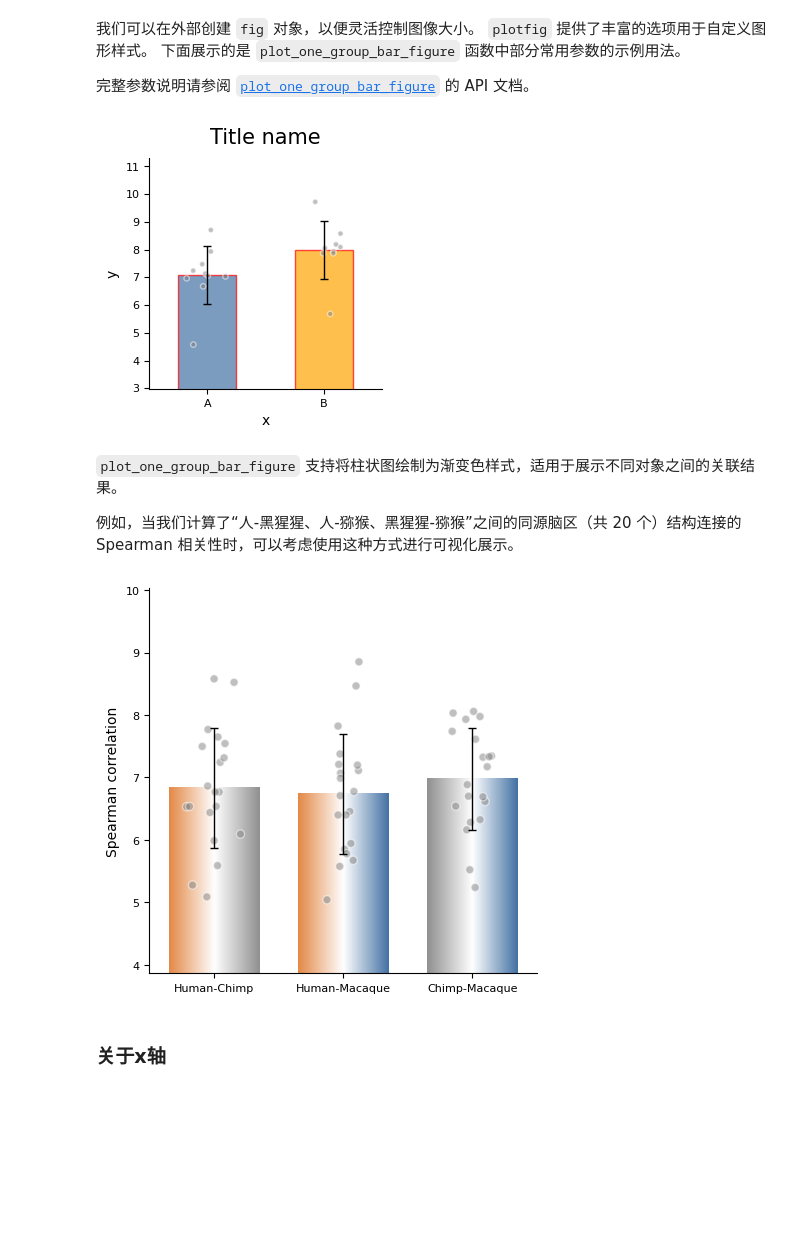
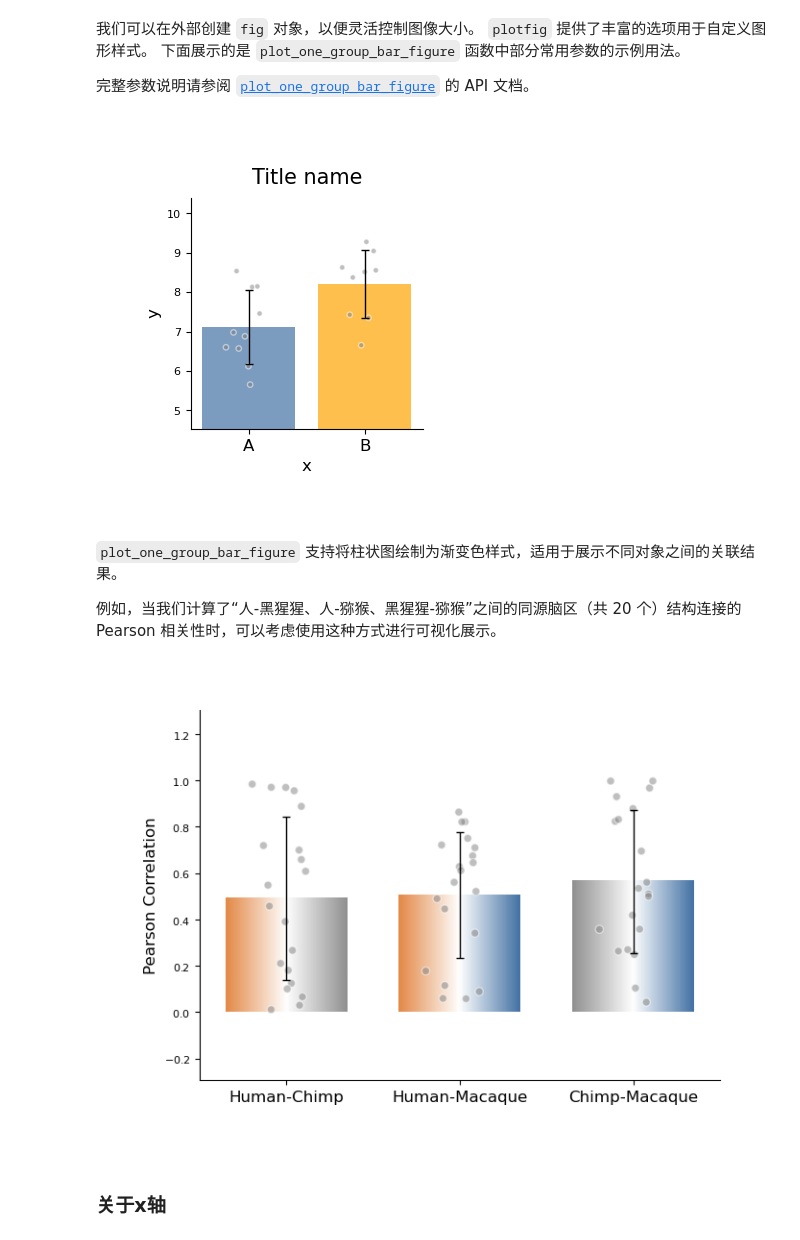
Before and after one commit to RicardoRyn/plotfig, a Jupyter notebook: notebooks/single_group.ipynb, the cells around one changed output. Saved outputs shown, nothing was run; the diff lists cells and outputs as text; code cells hidden in the pictures; blank space fills up the shorter version.

```diff
--- a/notebooks/single_group.ipynb
+++ b/notebooks/single_group.ipynb
@@ -81,12 +81,13 @@ ax4 = plot_one_group_bar_figure([ax4_bar1, ax4_bar2], ax=axes[1,1], labels_name=
 # %%
 import numpy as np
 import matplotlib.pyplot as plt
-from plotfig import *
+from plotfig import plot_one_group_bar_figure
 
 data1 = np.random.normal(7, 1, 10)
 data2 = np.random.normal(8, 1, 9)
 
 fig, ax = plt.subplots(figsize=(3, 3))
+
 ax = plot_one_group_bar_figure(
     [data1, data2],
     ax=ax,
@@ -95,48 +96,47 @@ ax = plot_one_group_bar_figure(
     y_label_name="y",
     title_name="Title name",
     title_fontsize=15,
-    width=0.5,
+    width=0.8,
+    show_dots=True,
     dots_size=15,
     colors=["#4573a5", "orange"],
     color_alpha=0.7,
     errorbar_type="sd",
-    edgecolor="r",
 )
 # %% [output]
-[figure, old version]
+[figure, new version]
 # %% [markdown]
 `plot_one_group_bar_figure` 支持将柱状图绘制为渐变色样式，适用于展示不同对象之间的关联结果。
 
-例如，当我们计算了“人-黑猩猩、人-猕猴、黑猩猩-猕猴”之间的同源脑区（共 20 个）结构连接的 Spearman 相关性时，可以考虑使用这种方式进行可视化展示。
+例如，当我们计算了“人-黑猩猩、人-猕猴、黑猩猩-猕猴”之间的同源脑区（共 20 个）结构连接的 Pearson 相关性时，可以考虑使用这种方式进行可视化展示。
 # %%
 import numpy as np
 import matplotlib.pyplot as plt
-from plotfig import *
+from plotfig import plot_one_group_bar_figure
 
 
 human_color = "#e38a48"
 chimp_color = "#919191"
 macaque_color = "#4573a5"
 
-np.random.seed(42)
-human_chimp = np.random.normal(7, 1, 20)
-human_macaque = np.random.normal(7, 1, 20)
-chimp_macaque = np.random.normal(7, 1, 20)
+human_chimp = np.random.random(20)
+human_macaque = np.random.random(20)
+chimp_macaque = np.random.random(20)
 
-fig, ax = plt.subplots(figsize=(5,5))
+fig, ax = plt.subplots(figsize=(7, 5))
+
 ax = plot_one_group_bar_figure(
     [human_chimp, human_macaque, chimp_macaque],
     ax=ax,
     labels_name=["Human-Chimp", "Human-Macaque", "Chimp-Macaque"],
-    y_label_name="Spearman correlation",
+    y_label_name="Pearson Correlation",
     width=0.7,
-    errorbar_type="sd",
     gradient_color=True,
-    colors_start= [human_color, human_color, chimp_color],
-    colors_end= [chimp_color, macaque_color, macaque_color]
+    colors_start=[human_color, human_color, chimp_color],
+    colors_end=[chimp_color, macaque_color, macaque_color],
 )
 # %% [output]
-[figure, old version]
+[figure, new version]
 # %% [markdown]
 ### 关于x轴
 # %% [markdown]
```
Also changed, not shown: parts of 19 cells of this notebook, 37 other files.
